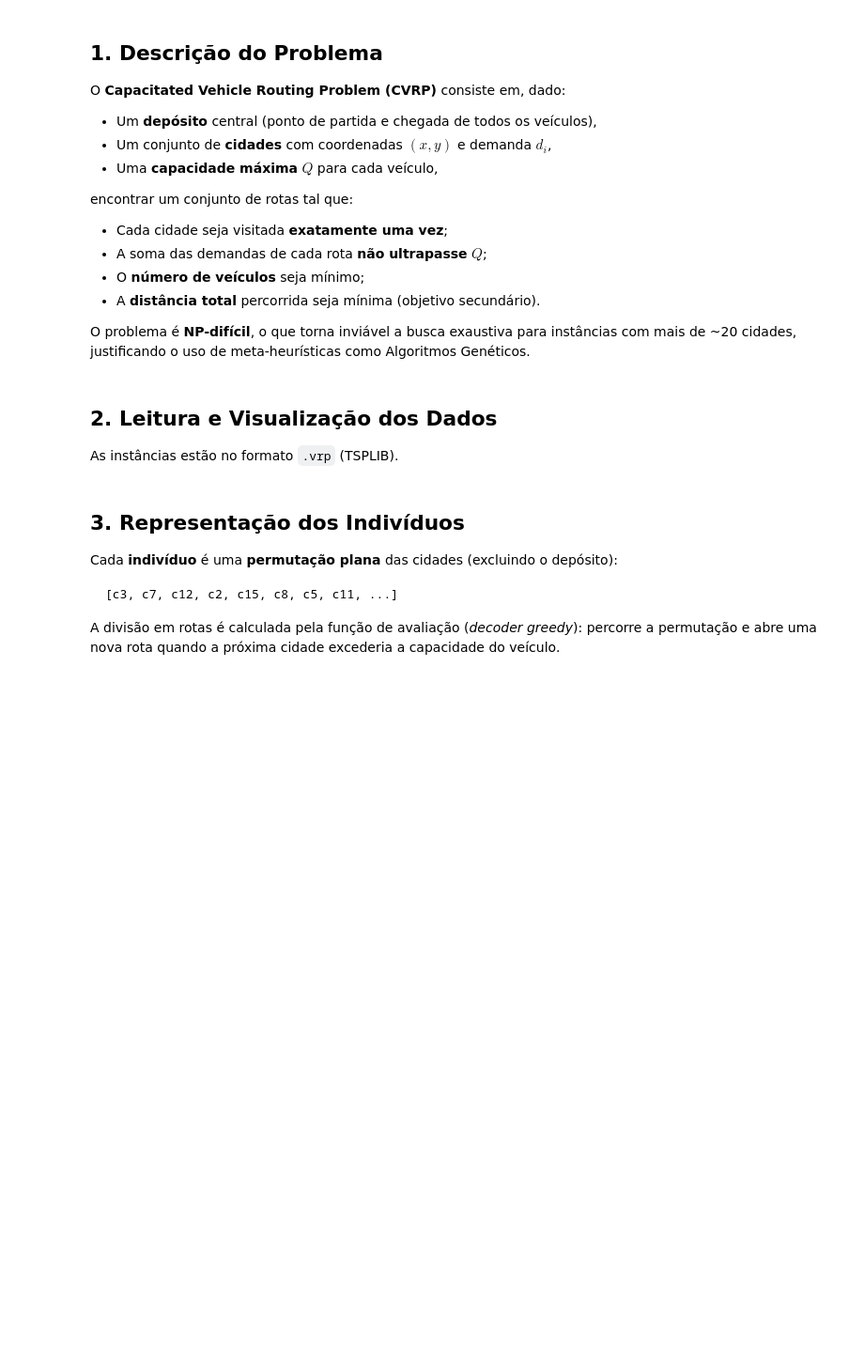
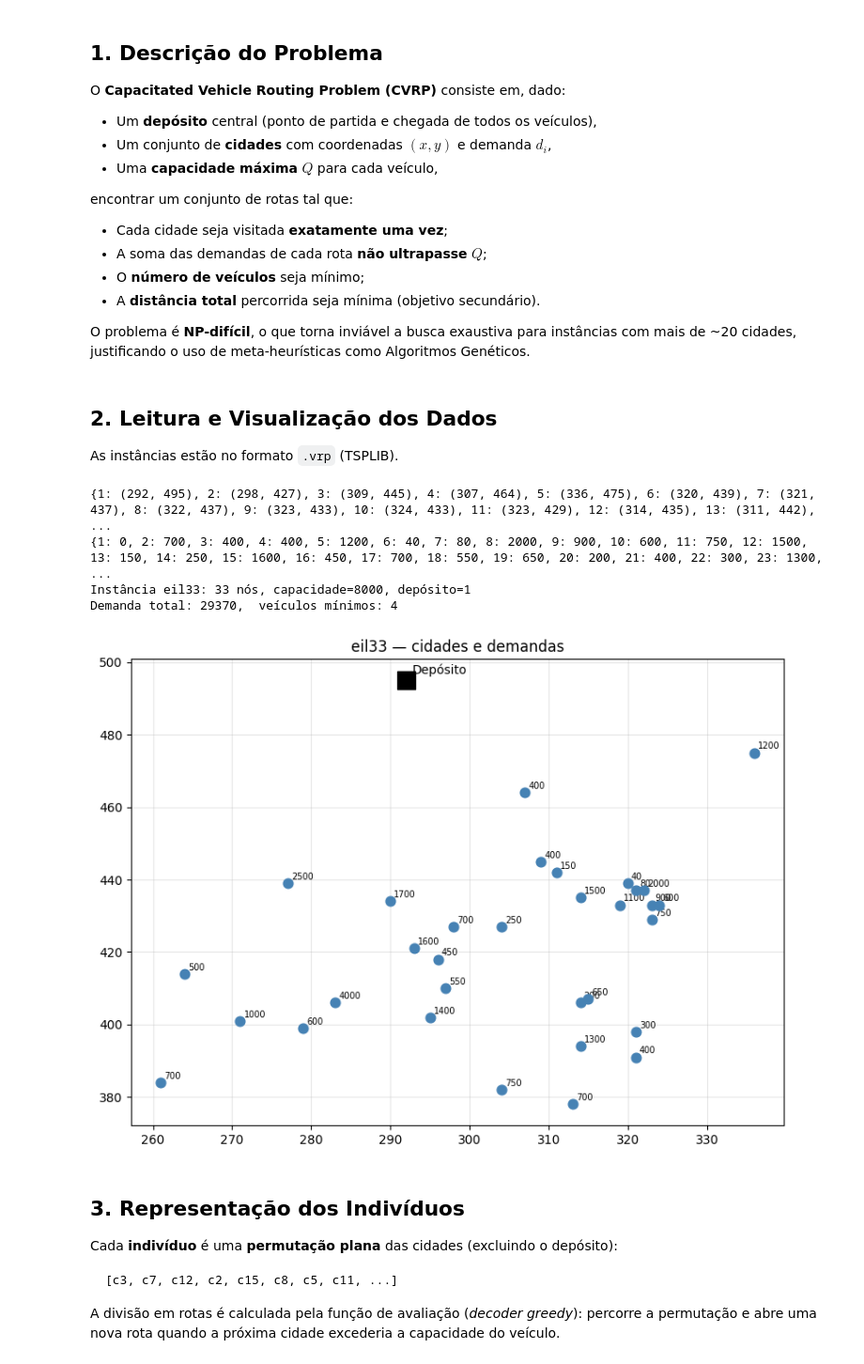
Before and after one commit to Erik-Morbach/CVRP-try, a Jupyter notebook: relatorio_final.ipynb, the cells around one changed output. Shown at 94% size. Saved outputs shown, nothing was run; the diff lists cells and outputs as text; code cells hidden in the pictures; blank space fills up the shorter version.

```diff
--- a/relatorio_final.ipynb
+++ b/relatorio_final.ipynb
@@ -39,7 +39,9 @@ import random
 import matplotlib.pyplot as plt
 import matplotlib.cm as cm
 
-INSTANCES_DIR = "/home/lucas/Faculdade/AI/trabGA/instances/CVRP/"
+# ── Caminho base das instâncias ──────────────────────────────────────────
+# Ajuste este caminho conforme seu ambiente (local ou Google Colab)
+INSTANCES_DIR = "./instances/"
 
 def load_vrp(filepath):
 
@@ -67,33 +69,39 @@ def load_vrp(filepath):
                 try:
                     nid = int(line)
                     if nid != -1 and depot is None: depot = nid
                 except ValueError: pass
     if depot is None:
         depot = next(n for n, d in node_cap.items() if d == 0)
     return nodes, node_cap, cap, depot
 
 def dist(a, b, nodes):
 
     dx = nodes[a][0] - nodes[b][0]; dy = nodes[a][1] - nodes[b][1]
     return math.sqrt(dx * dx + dy * dy)
 
 def visualize_instance(nodes, node_cap, depot, title="Instância"):
     fig, ax = plt.subplots(figsize=(8, 6))
     for nid, (x, y) in nodes.items():
         if nid == depot:
             ax.scatter(x, y, s=200, color='black', zorder=5, marker='s')
             ax.annotate('Depósito', (x, y), textcoords='offset points', xytext=(5, 5))
         else:
             ax.scatter(x, y, s=60, color='steelblue', zorder=4)
             ax.annotate(str(node_cap[nid]), (x, y), textcoords='offset points',
                         xytext=(3, 3), fontsize=7)
     ax.set_title(title); ax.grid(True, alpha=0.3); plt.tight_layout(); plt.show()
 
 nodes, node_cap, cap, depot = load_vrp(INSTANCES_DIR + "eil33.vrp")
 print(f"Instância eil33: {len(nodes)} nós, capacidade={cap}, depósito={depot}")
 print(f"Demanda total: {sum(node_cap.values())},  "
       f"veículos mínimos: {math.ceil(sum(node_cap.values()) / cap)}")
 visualize_instance(nodes, node_cap, depot, title="eil33 — cidades e demandas")
+# %% [output]
+{1: (292, 495), 2: (298, 427), 3: (309, 445), 4: (307, 464), 5: (336, 475), 6: (320, 439), 7: (321, 437), 8: (322, 437), 9: (323, 433), 10: (324, 433), 11: (323, 429), 12: (314, 435), 13: (311, 442),  ...
+{1: 0, 2: 700, 3: 400, 4: 400, 5: 1200, 6: 40, 7: 80, 8: 2000, 9: 900, 10: 600, 11: 750, 12: 1500, 13: 150, 14: 250, 15: 1600, 16: 450, 17: 700, 18: 550, 19: 650, 20: 200, 21: 400, 22: 300, 23: 1300,  ...
+Instância eil33: 33 nós, capacidade=8000, depósito=1
+Demanda total: 29370,  veículos mínimos: 4
+[figure, added]
 # %% [markdown]
 ## 3. Representação dos Indivíduos
 
```
Also changed, not shown: parts of 13 cells of this notebook, 3 other files.
